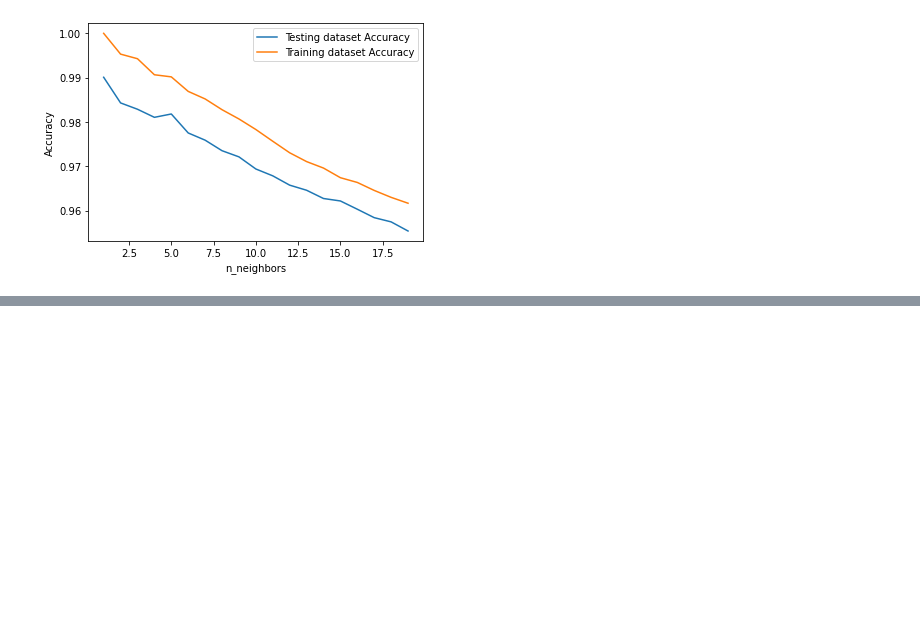
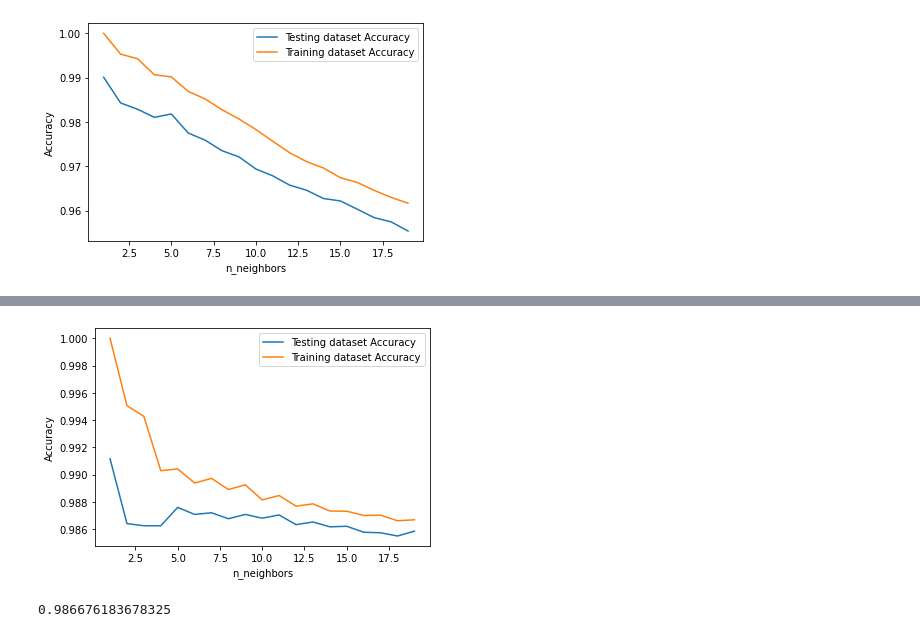
Before and after one commit to llxzy/E4012_rastliny, a Jupyter notebook: k-nearest-neighbors.ipynb, the cells around one changed output, grey strips where cells are left out. Drawn from its saved outputs; the diff is of its cells as text; code cells hidden in the pictures; blank space fills up the shorter version.

```diff
--- a/k-nearest-neighbors.ipynb
+++ b/k-nearest-neighbors.ipynb
@@ -108,0 +164,41 @@ fig.savefig('KNN.png', facecolor='w') # uložení
+# %%
+# jak se to bude měnit s počtem sousedů
+neighbors = np.arange(1, 20)
+train_accuracy = np.empty(len(neighbors))
+test_accuracy = np.empty(len(neighbors))
+
+for i, k in enumerate(neighbors):
+    knn = KNeighborsClassifier(n_neighbors=k)
+    knn.fit(X_train, y_train)
+
+    # accuracy
+    train_accuracy[i] = knn.score(X_train, y_train)
+    test_accuracy[i] = knn.score(X_test, y_test)
+
+fig, ax = plt.subplots()
+
+plt.plot(neighbors, test_accuracy, label = 'Testing dataset Accuracy')
+plt.plot(neighbors, train_accuracy, label = 'Training dataset Accuracy')
+
+plt.legend()
+plt.xlabel('n_neighbors')
+plt.ylabel('Accuracy')
+plt.show()
+fig.savefig('KNN3.png', facecolor='w') # uložení
+# %% [output]
+[figure, added]
+# %%
+# každá desátá vlnová délka
+input4 = input.iloc[:,range(2, input.shape[1], 10)]
+
+
+X_train, X_test, y_train, y_test = train_test_split(input4, output, test_size = 0.3, random_state=42)
+
+knn = KNeighborsClassifier(n_neighbors=5)
+
+knn.fit(X_train, y_train)
+
+# Calculate the accuracy of the model
+print(knn.score(X_test, y_test))
+# %% [output]
+0.986676183678325
```
Also changed, not shown: parts of 7 cells of this notebook.
